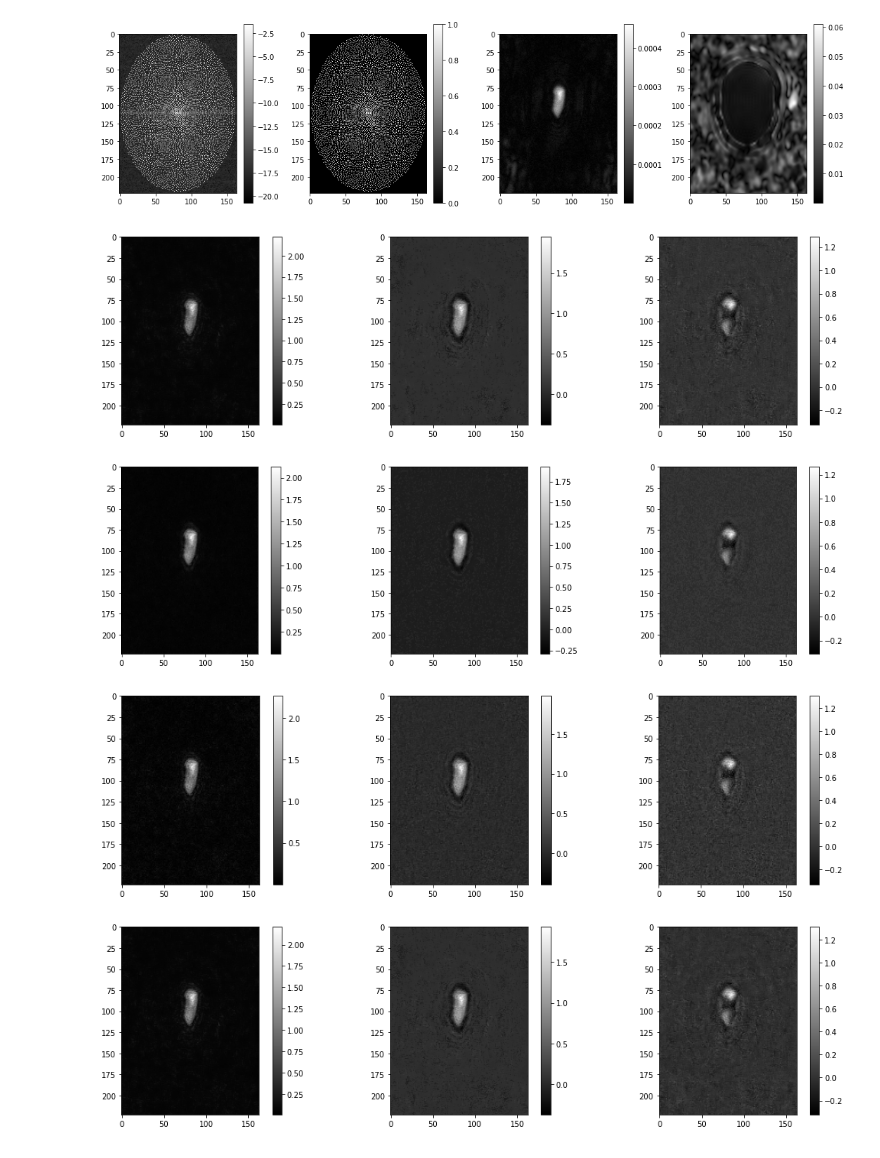
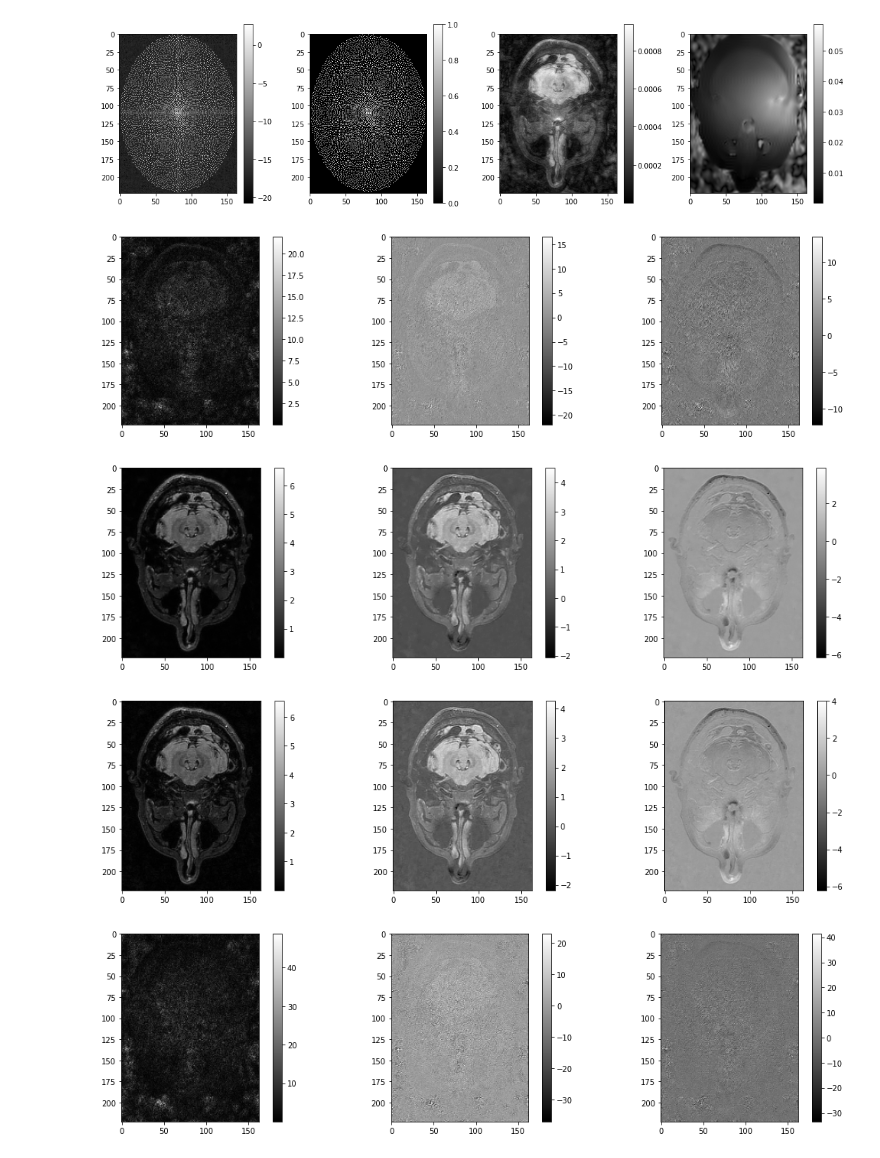
Before and after one commit to LysanderdeJong/RecSeg, a Jupyter notebook: tecfedera_recon.ipynb, the cells around one changed output. Saved outputs shown, nothing was run; the diff lists cells and outputs as text; code cells hidden in the pictures.

```diff
--- a/tecfedera_recon.ipynb
+++ b/tecfedera_recon.ipynb
@@ -44,38 +44,38 @@ def view_mri(data_dir, file_index=0, index=0, coil=0, figsize=(15, 4), show_real
 # %%
 data_dir = "/data/projects/tecfidera/data/h5_new/nonorm/"
 
 file_index = 0
-index = 11
+index = 120
 coil = 15
 
 view_mri(data_dir, index=index, coil=coil, file_index=file_index, save_location="/home/lgdejong/scratch/projects/mridc/mridc_experiments/example.png")
 # %% [output]
-[figure, old version]
+[figure, new version]
 # %%
 data_dir = "/scratch/lgdejong/projects/mridc/mridc_experiments/default/2022-03-03_13-51-56/reconstructions/"
 
 view_mri(data_dir, index=index, coil=0, file_index=file_index, show_real_imgag=True)
 # %% [output]
-[figure, old version]
+[figure, new version]
 # %%
 data_dir = "/scratch/lgdejong/projects/mridc/mridc_experiments/default/2022-03-03_14-51-04/reconstructions/"
 
 
 view_mri(data_dir, index=index, coil=0, file_index=file_index, show_real_imgag=True)
 # %% [output]
-[figure, old version]
+[figure, new version]
 # %%
 data_dir = "/scratch/lgdejong/projects/mridc/mridc_experiments/default/2022-03-03_15-55-18/reconstructions/"
 
 view_mri(data_dir, index=index, coil=0, file_index=file_index, show_real_imgag=True)
 # %% [output]
-[figure, old version]
+[figure, new version]
 # %%
 data_dir = "/scratch/lgdejong/projects/mridc/mridc_experiments/default/2022-03-03_16-50-08/reconstructions/"
 
 view_mri(data_dir, index=index, coil=0, file_index=file_index, show_real_imgag=True)
 # %% [output]
-[figure, old version]
+[figure, new version]
 # %%
 data_dir = "/scratch/lgdejong/projects/mridc/mridc_experiments/default/2022-03-03_17-35-53/reconstructions/"
 
```
Also changed, not shown: parts of 9 cells of this notebook, 4 other files.
